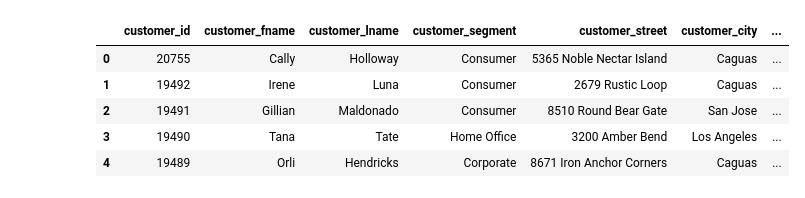
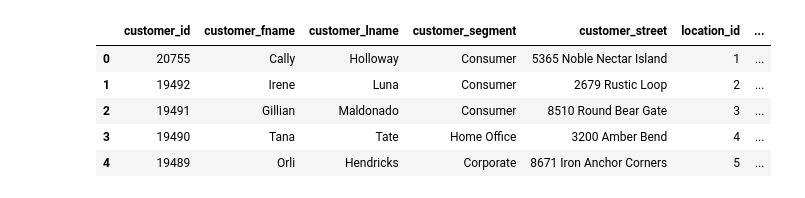
Before and after one commit to fabihrndz/e-commerce-operations-insights, a Jupyter notebook: notebooks/03_ingester.ipynb, the cells around one changed output. Saved outputs shown, nothing was run; the diff lists cells and outputs as text; code cells hidden in the pictures.

```diff
--- a/notebooks/03_ingester.ipynb
+++ b/notebooks/03_ingester.ipynb
@@ -37,0 +36,4 @@ df_data.sample(5)
+# %%
+locations = df_data[['latitude', 'longitude']].drop_duplicates().reset_index(drop=True)
+locations['location_id'] = locations.index + 1
+locations = locations[['location_id', 'latitude', 'longitude']]
@@ -60,14 +82,16 @@ product.sample(5)
+# %%
+df_data = pd.merge(df_data, locations, on=['latitude', 'longitude'], how='left')
 # %%
-dim_customers = df_data[['customer_id', 'customer_fname', 'customer_lname',
-                    'customer_segment', 'customer_street',
+customers = df_data[['customer_id', 'customer_fname', 'customer_lname',
+                    'customer_segment', 'customer_street', 'location_id',
                     'customer_city', 'customer_state', 'customer_zipcode', 'customer_country'
                     ]].drop_duplicates(subset=['customer_id']).reset_index(drop=True)
 # %%
-dim_customers.head(5)
+customers.head(5)
 # %% [output]
-|  | customer_id | customer_fname | customer_lname | customer_segment | customer_street | customer_city | ... |
-| 0 | 20755 | Cally | Holloway | Consumer | 5365 Noble Nectar Island | Caguas | ... |
-| 1 | 19492 | Irene | Luna | Consumer | 2679 Rustic Loop | Caguas | ... |
-| 2 | 19491 | Gillian | Maldonado | Consumer | 8510 Round Bear Gate | San Jose | ... |
-| 3 | 19490 | Tana | Tate | Home Office | 3200 Amber Bend | Los Angeles | ... |
-| 4 | 19489 | Orli | Hendricks | Corporate | 8671 Iron Anchor Corners | Caguas | ... |
+|  | customer_id | customer_fname | customer_lname | customer_segment | customer_street | location_id | ... |
+| 0 | 20755 | Cally | Holloway | Consumer | 5365 Noble Nectar Island | 1 | ... |
+| 1 | 19492 | Irene | Luna | Consumer | 2679 Rustic Loop | 2 | ... |
+| 2 | 19491 | Gillian | Maldonado | Consumer | 8510 Round Bear Gate | 3 | ... |
+| 3 | 19490 | Tana | Tate | Home Office | 3200 Amber Bend | 4 | ... |
+| 4 | 19489 | Orli | Hendricks | Corporate | 8671 Iron Anchor Corners | 5 | ... |
```
Also changed, not shown: parts of 19 cells of this notebook, 2 other files.
